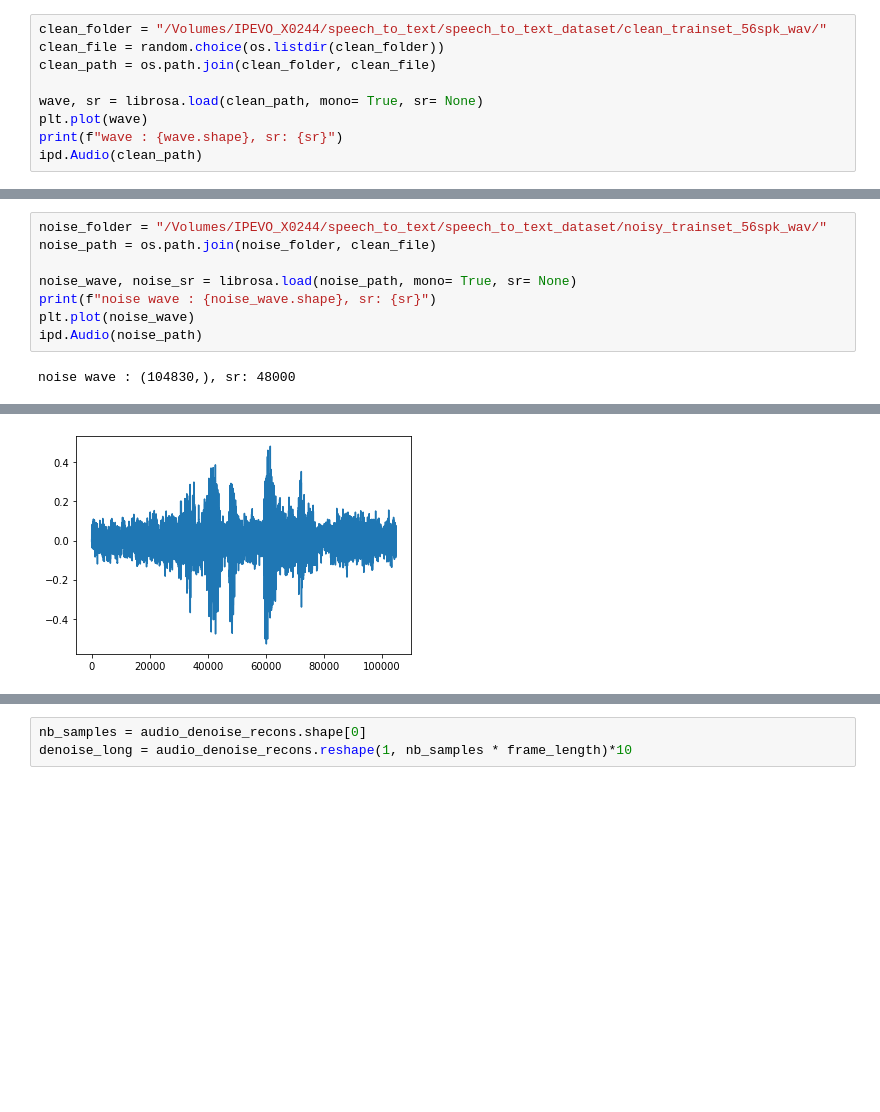
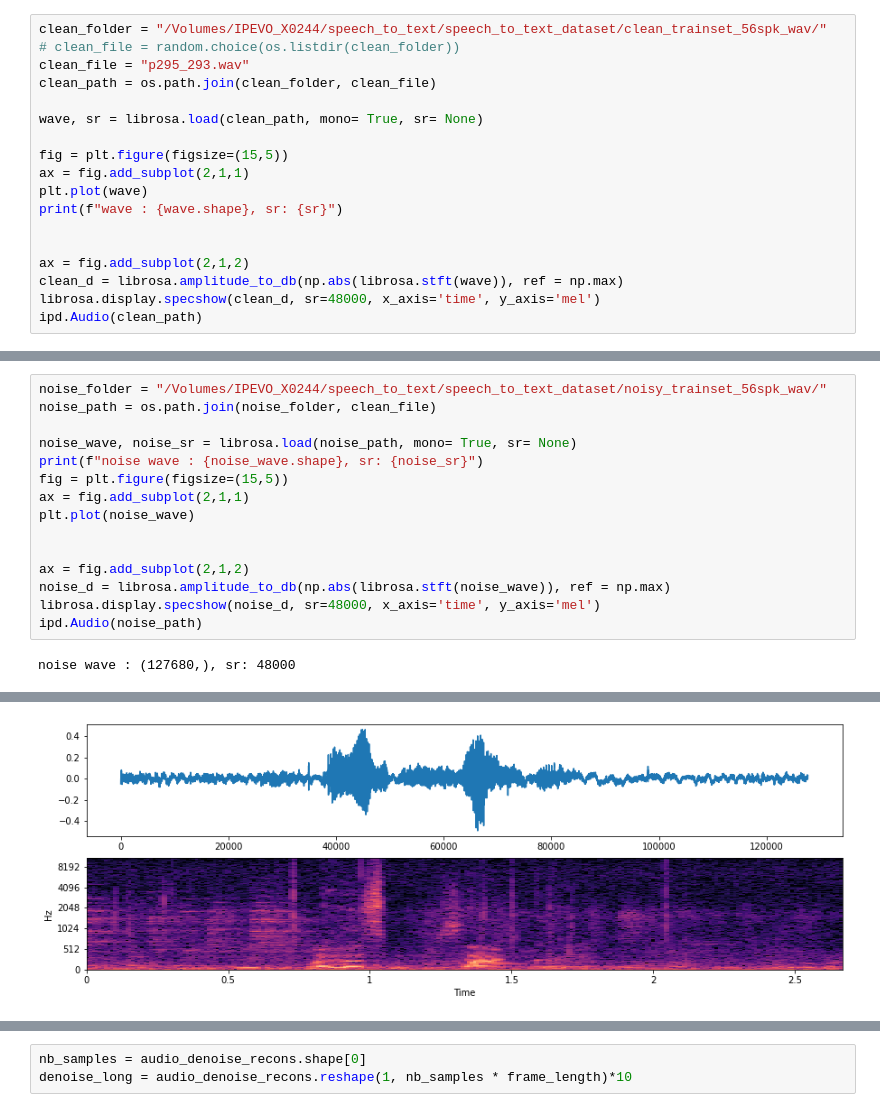
Before and after one commit to baaj2109/speech_denoise_frequency_version, a Jupyter notebook: speech_denoise_frequency.ipynb, the cells around one changed output, grey strips where cells are left out. Cells and saved outputs as stored; diff of their text form; blank space fills up the shorter version.

```diff
--- a/speech_denoise_frequency.ipynb
+++ b/speech_denoise_frequency.ipynb
@@ -11,10 +19,19 @@ print(os.getcwd())
 # %%
 clean_folder = "/Volumes/IPEVO_X0244/speech_to_text/speech_to_text_dataset/clean_trainset_56spk_wav/"
-clean_file = random.choice(os.listdir(clean_folder))
+# clean_file = random.choice(os.listdir(clean_folder))
+clean_file = "p295_293.wav"
 clean_path = os.path.join(clean_folder, clean_file)
 
 wave, sr = librosa.load(clean_path, mono= True, sr= None)
+
+fig = plt.figure(figsize=(15,5))
+ax = fig.add_subplot(2,1,1)
 plt.plot(wave)
 print(f"wave : {wave.shape}, sr: {sr}")
+
+
+ax = fig.add_subplot(2,1,2)
+clean_d = librosa.amplitude_to_db(np.abs(librosa.stft(wave)), ref = np.max)
+librosa.display.specshow(clean_d, sr=48000, x_axis='time', y_axis='mel')
 ipd.Audio(clean_path)
 # %% [output]
@@ -24,12 +41,19 @@ wave : (104830,), sr: 48000
 # %%
 noise_folder = "/Volumes/IPEVO_X0244/speech_to_text/speech_to_text_dataset/noisy_trainset_56spk_wav/"
 noise_path = os.path.join(noise_folder, clean_file)
 
 noise_wave, noise_sr = librosa.load(noise_path, mono= True, sr= None)
-print(f"noise wave : {noise_wave.shape}, sr: {sr}")
+print(f"noise wave : {noise_wave.shape}, sr: {noise_sr}")
+fig = plt.figure(figsize=(15,5))
+ax = fig.add_subplot(2,1,1)
 plt.plot(noise_wave)
+
+
+ax = fig.add_subplot(2,1,2)
+noise_d = librosa.amplitude_to_db(np.abs(librosa.stft(noise_wave)), ref = np.max)
+librosa.display.specshow(noise_d, sr=48000, x_axis='time', y_axis='mel')
 ipd.Audio(noise_path)
 # %% [output]
-noise wave : (104830,), sr: 48000
+noise wave : (127680,), sr: 48000
 [interactive output not drawn]
-[figure, old version]
+[figure, new version]
```
Also changed, not shown: parts of 35 cells of this notebook, 18 other files.
